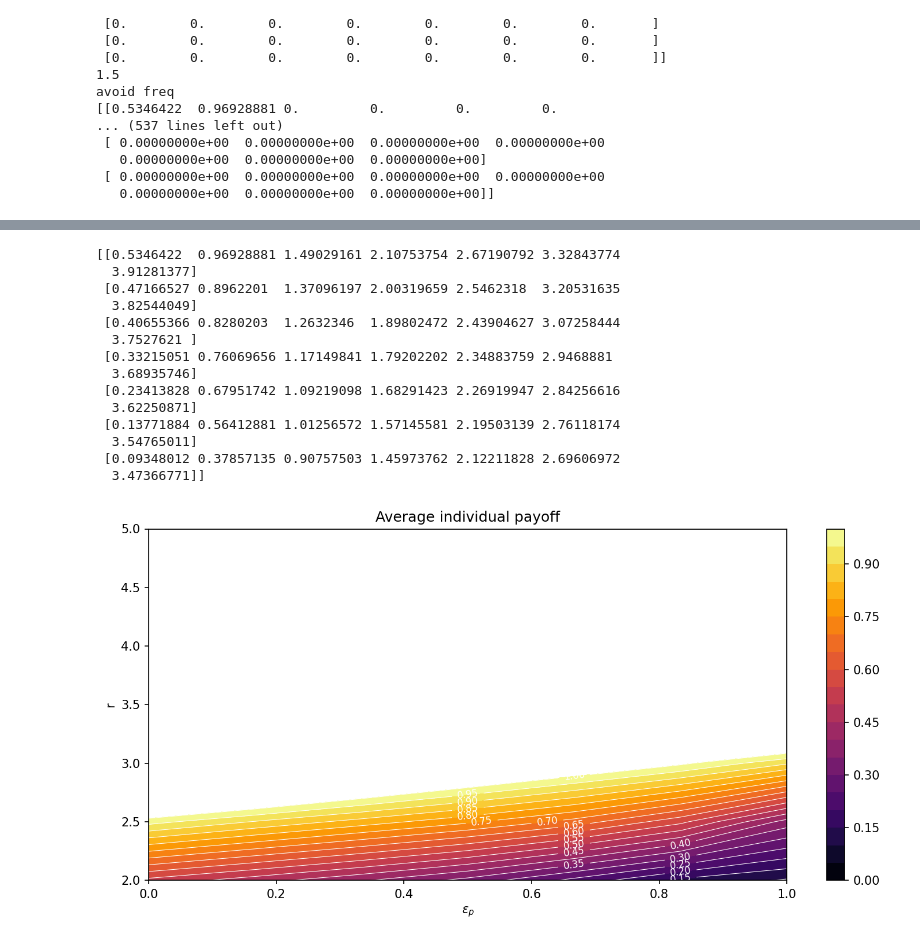
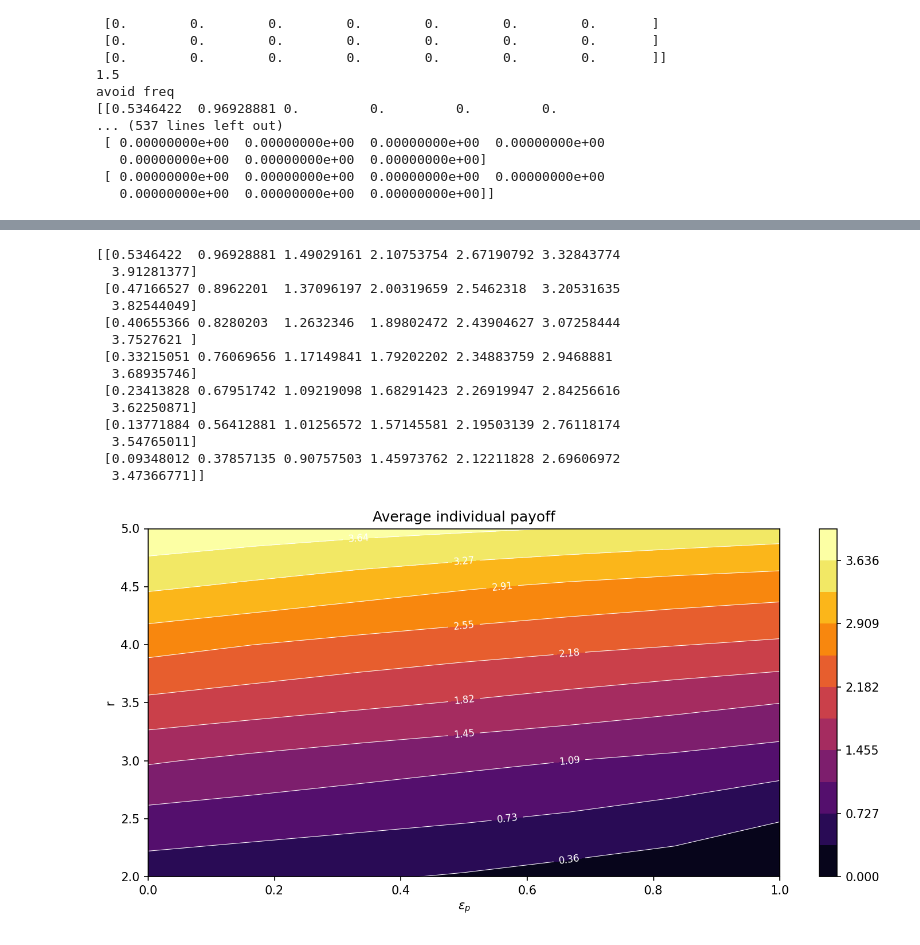
Before and after one commit to Teytey2002/Projet_Learning, a Jupyter notebook: Exam_notebook.ipynb, the cells around one changed output, grey strips where cells are left out. Cells and saved outputs as stored; diff of their text form; code cells hidden in the pictures.

```diff
--- a/Exam_notebook.ipynb
+++ b/Exam_notebook.ipynb
@@ -131,8 +183,8 @@ group_size=5
 Z=100
 delta = 2
 optimal_beta = 0.25
-r=3.25
-epsilon =0.
+r=4.5
+epsilon =0.3
 
 strategy_labels =  ["F=1","F=2","F=3","F=4","F=5" ,"C", "D", "FAKE", "FREE"]
 # %%
@@ -225,8 +222,7 @@ def calculate_average_payoffs(group_composition: Union[List[int], np.ndarray],
 # %%
-epsilon_values =[0.,1.,3.,10.,100.]
+epsilon_values =[0.,1.,3.,10.,100.,1000.]
 r_values = np.arange(2, 5.25, 0.25)
 payoffs_r = np.zeros(shape=(len(epsilon_values),len(r_values)), dtype=np.float64)
-print(payoffs_r)
 for k in range(0,len(epsilon_values)):
   epsilon = epsilon_values[k]
   for j in range(0,len(r_values)):
@@ -235,14 +231,18 @@ for k in range(0,len(epsilon_values)):
     payoff_comp = (r*1.0) - 1.0 -(epsilon/5)
     payoff_C = r*1.0 - 1.0
     epsilon = epsilon_values[k]
-    game = PGGwithCommitment(group_size, c, r, epsilon, delta)
+    if(epsilon==1000.):
+      game = PGGwithNormal(group_size,c,r)
+    else:
+      game = PGGwithCommitment(group_size, c, r, epsilon, delta)
 
     evolver = PairwiseComparison(Z, game)
 
     transition_matrix, fixation_probabilities = evolver.calculate_transition_and_fixation_matrix_sml(0.25)
 
     stationary_distribution = calculate_stationary_distribution(transition_matrix.transpose())
-    while i <= 4:
-      payoffs_r[k][j] += stationary_distribution[i] * payoff_comp
-      i+=1
+    if(epsilon<1000.):
+      while i <= 4:
+        payoffs_r[k][j] += stationary_distribution[i] * payoff_comp
+        i+=1
     payoffs_r[k][j] += stationary_distribution[i] * payoff_C
@@ -361,3 +359,8 @@ avoid freq
    0.00000000e+00  0.00000000e+00  0.00000000e+00]
  [ 0.00000000e+00  0.00000000e+00  0.00000000e+00  0.00000000e+00
    0.00000000e+00  0.00000000e+00  0.00000000e+00]]
+# %%
+r_values = np.linspace(2.0, 5.0, 13)
+print(r_values)
+for i in r_values:
+    print(i)
@@ -364,30 +382,31 @@ avoid freq
 # %%
-levels = np.linspace(0., 1., 21)
 print(avoid_frequency_average)
+levels = np.linspace(0., 4., 12)
+
 plt.figure(figsize=(10, 5), dpi=150)
-contour = plt.contourf(eps_values, r_values, avoid_frequency_average.T, levels=levels, cmap='inferno', vmin = 0., vmax = 1.)
+contour = plt.contourf(eps_values, r_values, avoid_frequency_average.T, levels=levels, cmap='inferno', vmin = 0., vmax = 3.7)
 plt.colorbar(orientation='vertical')
 contour_lines = plt.contour(eps_values, r_values, avoid_frequency_average.T, levels=levels , colors='white', linewidths=0.5)
 plt.clabel(contour_lines, inline=True, fontsize=8, fmt="%.2f")
 plt.xlabel(r'$\epsilon_p$')
 plt.ylabel("r")
 plt.title("Average individual payoff")
 
 plt.tight_layout()
 plt.show()
 # %% [output]
 [[0.5346422  0.96928881 1.49029161 2.10753754 2.67190792 3.32843774
   3.91281377]
  [0.47166527 0.8962201  1.37096197 2.00319659 2.5462318  3.20531635
   3.82544049]
  [0.40655366 0.8280203  1.2632346  1.89802472 2.43904627 3.07258444
   3.7527621 ]
  [0.33215051 0.76069656 1.17149841 1.79202202 2.34883759 2.9468881
   3.68935746]
  [0.23413828 0.67951742 1.09219098 1.68291423 2.26919947 2.84256616
   3.62250871]
  [0.13771884 0.56412881 1.01256572 1.57145581 2.19503139 2.76118174
   3.54765011]
  [0.09348012 0.37857135 0.90757503 1.45973762 2.12211828 2.69606972
   3.47366771]]
-[figure, old version]
+[figure, new version]
```
Also changed, not shown: parts of 8 cells of this notebook.
